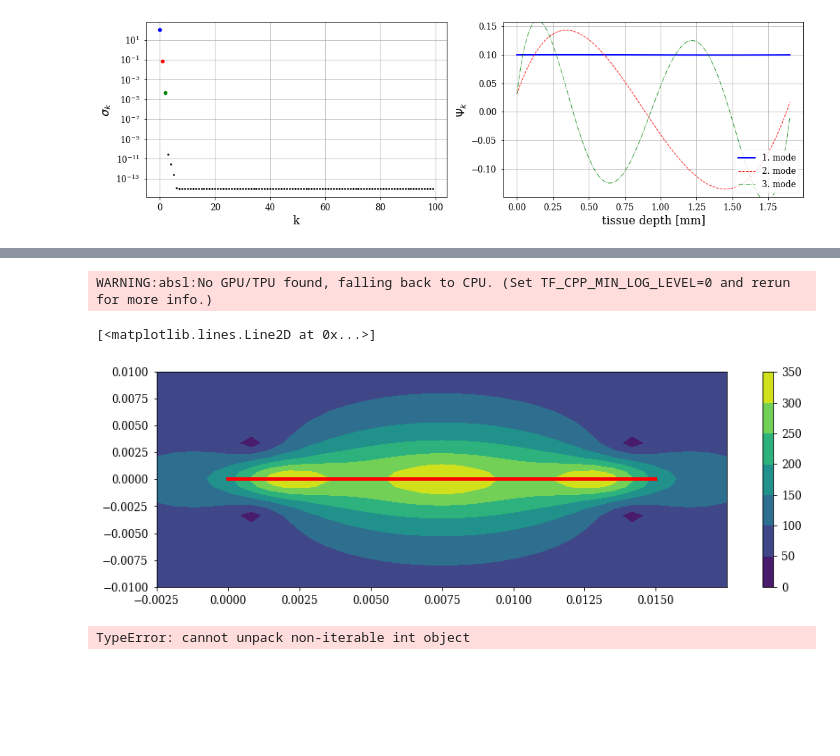
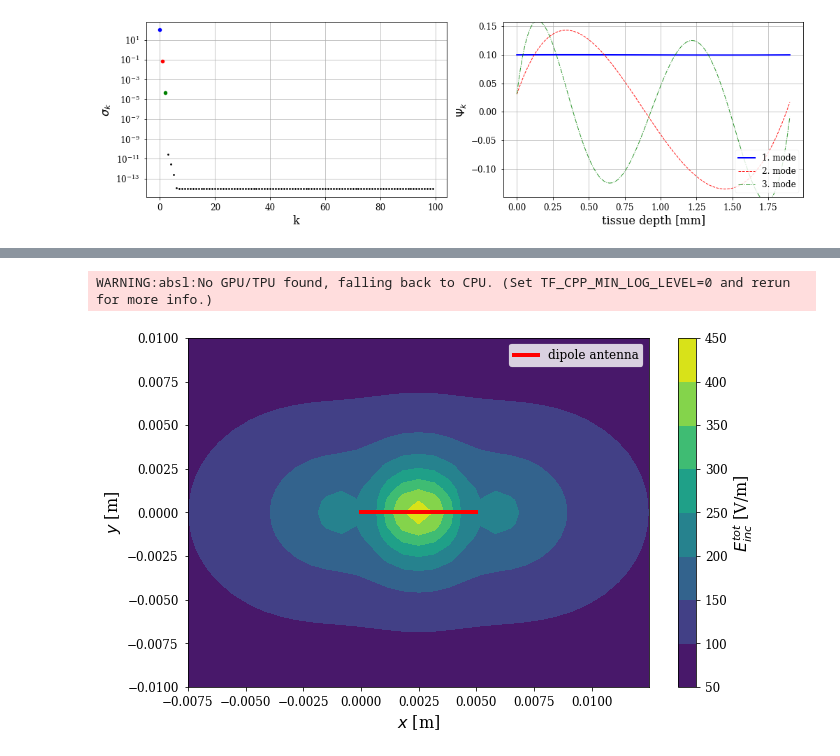
Before and after one commit to akapet00/EMF-exposure-analysis, a Jupyter notebook: demo.ipynb, the cells around one changed output, grey strips where cells are left out. Cells and saved outputs as stored; diff of their text form; code cells hidden in the pictures; blank space fills up the shorter version.

```diff
--- a/demo.ipynb
+++ b/demo.ipynb
@@ -149,30 +199,10 @@ plt.show()
 # %%
-antenna_data = load_antenna_el_properties(f)
-
-xs = antenna_data.x.to_numpy()
-ys = 0
-zs = 0
-
-target_area = (0.02, 0.02)
-xt = np.linspace(-target_area[0]/2, target_area[0]/2, 31) + xs[-1] / 2
-yt = np.linspace(-target_area[1]/2, target_area[1]/2, 31)
-zt = -2 / 1000
-
-Is = antenna_data.ireal.to_numpy() + antenna_data.iimag.to_numpy() * 1j
-
+# absolute electric field distribution over the observed skin area
 Etot = np.empty((xt.size, yt.size))
 for x_idx, _xt in enumerate(xt):
     for y_idx, _yt in enumerate(yt):
         _zt = zt
         Ex, Ey, Ez = efield(_xt, _yt, _zt, xs, ys, zs, Is, f)
         Etot[x_idx, y_idx] = np.abs(np.sqrt(Ex ** 2 + Ey ** 2 + Ez ** 2))
-
-mesh = np.meshgrid(xt, yt)
-fig, ax = plt.subplots(1, 1)
-cs = ax.contourf(*mesh, Etot.T)
-fig.colorbar(cs, ax=ax)
-ax.plot(xs, [ys]*xs.size, c='r', linewidth=4)
 # %% [output]
 WARNING:absl:No GPU/TPU found, falling back to CPU. (Set TF_CPP_MIN_LOG_LEVEL=0 and rerun for more info.)
-[<matplotlib.lines.Line2D at 0x...>]
-[figure, removed]
@@ -181,0 +209,18 @@ SAR_sur = I0 * T_tr / (rho * pen_depth)
+# %%
+## visualization of the field incident to the skin
+mesh = np.meshgrid(xt, yt)
+
+fig_config(nrows=1, ncols=1, scaler=2)
+fig = plt.figure()
+ax = fig.add_subplot()
+cs = ax.contourf(*mesh, Etot.T)
+cbar = fig.colorbar(cs, ax=ax)
+cbar.ax.set_ylabel('$E_{inc}^{tot}$ [V/m]')
+ax.plot(xs, ys, c='r', linewidth=4, label='dipole antenna')
+ax.set_xlabel('$x$ [m]')
+ax.set_ylabel('$y$ [m]')
+ax.legend()
+plt.tight_layout()
+plt.show()
+# %% [output]
+[figure, added]
@@ -182,9 +234,3 @@ SAR_sur = I0 * T_tr / (rho * pen_depth)
 # %%
-## 3-D simulation
-sim_time = 860
-t = np.linspace(0, sim_time, 31)
-T = deltaT_3d_pstd(t, N, target_area, pen_depth, k, rho, C, m_b * 3, SAR_sur)
-# np.save(os.path.join('simulations', f'deltaT_Nx{N[0]}Ny{N[1]}Nz{N[2]}_t{sim_time}_a{int(area[0]*area[1]*1e4)}.npy'), T, allow_pickle=True, fix_imports=True)
+# np.save(os.path.join('simulations', f'deltaT_Nx{N[0]}Ny{N[1]}Nz{N[2]}_t{sim_time}_a{int(target_area[0]*target_area[1]*1e4)}_dipole.npy'), T, allow_pickle=True, fix_imports=True)
-# %% [output]
-TypeError: cannot unpack non-iterable int object
 # %%
```
Also changed, not shown: parts of 14 cells of this notebook, 3 other files.
